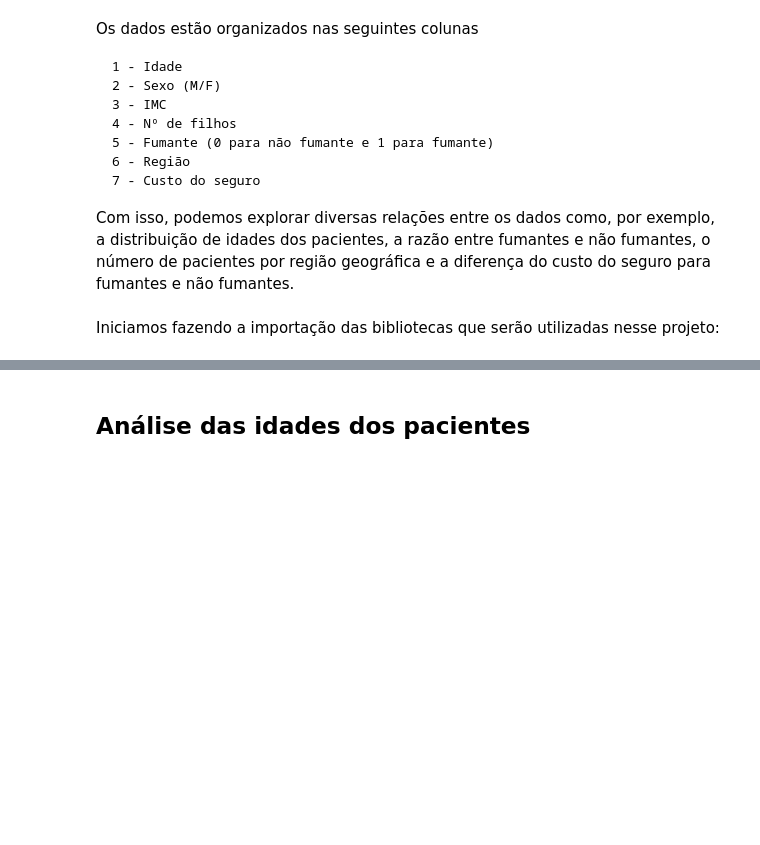
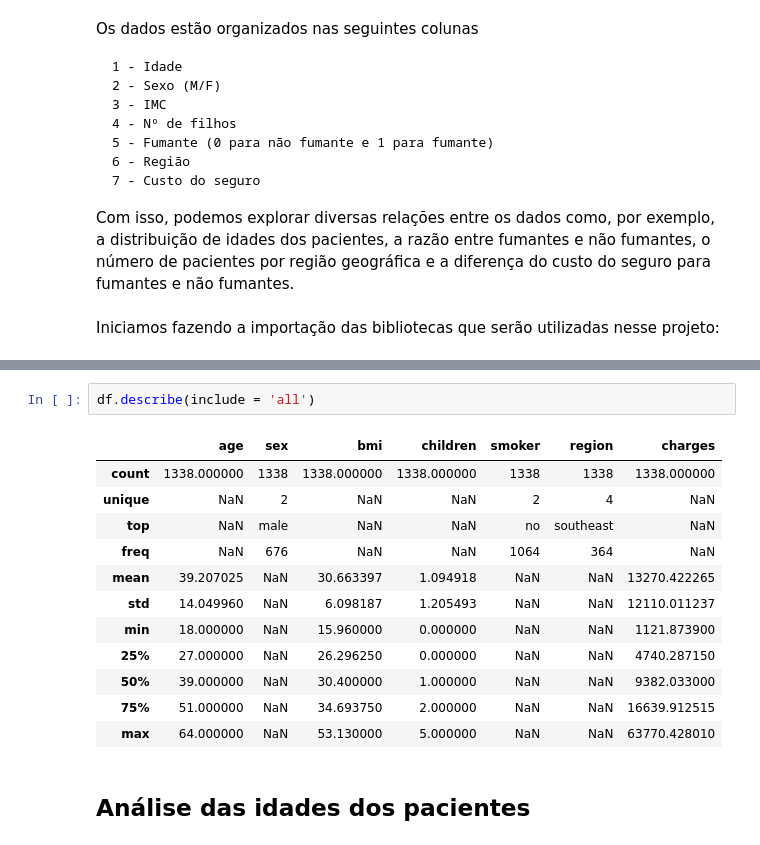
Before and after one commit to nickjlopes/Custos_Seguro_Medico, a Jupyter notebook: us-medical-insurance-costs.ipynb, the cells around one changed output, grey strips where cells are left out. Saved outputs shown, nothing was run; the diff lists cells and outputs as text; blank space fills up the shorter version.

```diff
--- a/us-medical-insurance-costs.ipynb
+++ b/us-medical-insurance-costs.ipynb
@@ -69,3 +54,18 @@ df
+# %%
+df.describe(include = 'all')
+# %% [output]
+|  | age | sex | bmi | children | smoker | region | charges |
+| count | 1338.000000 | 1338 | 1338.000000 | 1338.000000 | 1338 | 1338 | 1338.000000 |
+| unique | NaN | 2 | NaN | NaN | 2 | 4 | NaN |
+| top | NaN | male | NaN | NaN | no | southeast | NaN |
+| freq | NaN | 676 | NaN | NaN | 1064 | 364 | NaN |
+| mean | 39.207025 | NaN | 30.663397 | 1.094918 | NaN | NaN | 13270.422265 |
+| std | 14.049960 | NaN | 6.098187 | 1.205493 | NaN | NaN | 12110.011237 |
+| min | 18.000000 | NaN | 15.960000 | 0.000000 | NaN | NaN | 1121.873900 |
+| 25% | 27.000000 | NaN | 26.296250 | 0.000000 | NaN | NaN | 4740.287150 |
+| 50% | 39.000000 | NaN | 30.400000 | 1.000000 | NaN | NaN | 9382.033000 |
+| 75% | 51.000000 | NaN | 34.693750 | 2.000000 | NaN | NaN | 16639.912515 |
+| max | 64.000000 | NaN | 53.130000 | 5.000000 | NaN | NaN | 63770.428010 |
 # %% [markdown]
 ## Análise das idades dos pacientes
 # %% [markdown]
```
Also changed, not shown: parts of 9 cells of this notebook.
